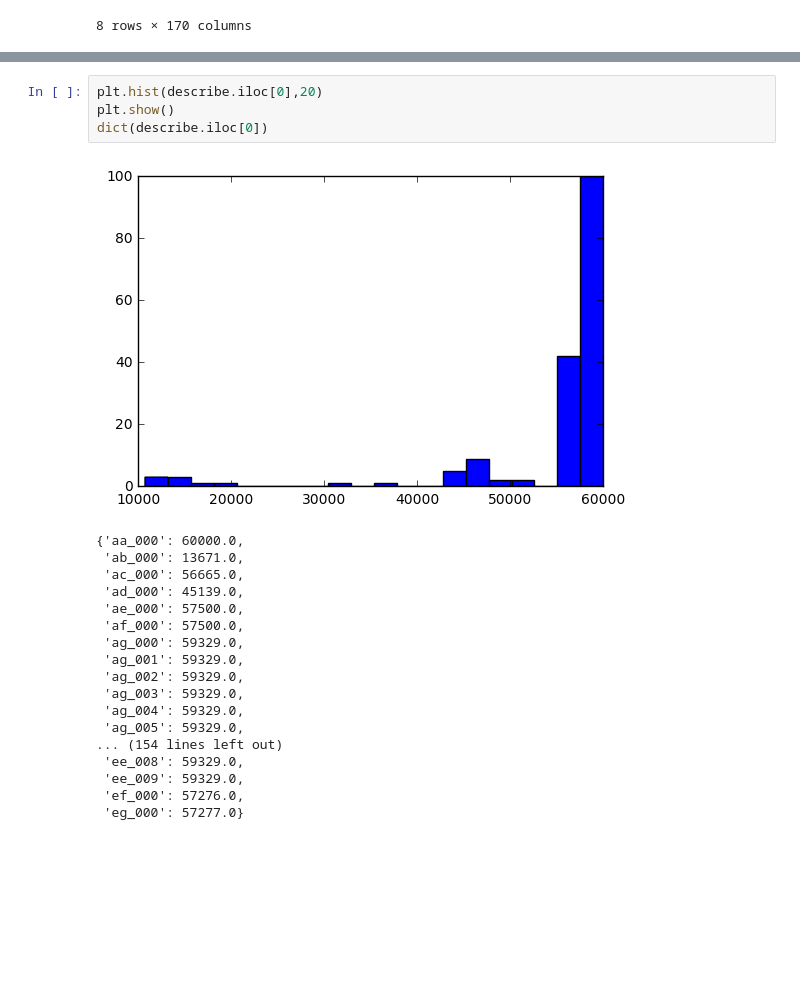
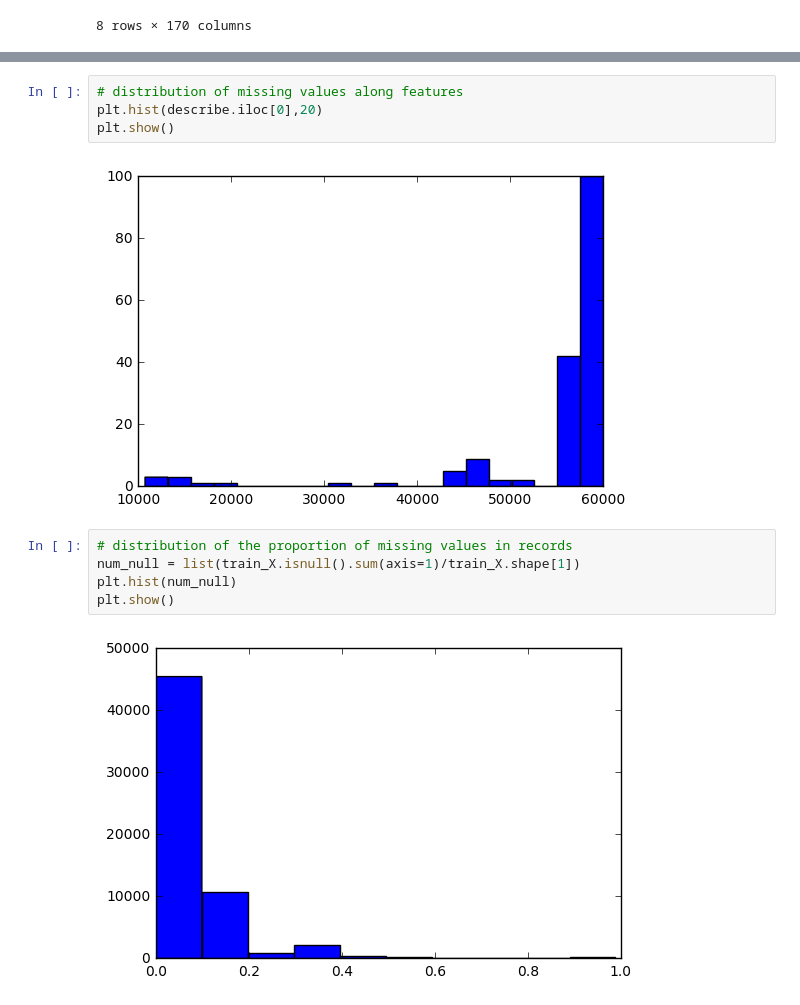
Before and after one commit to tanqiuliu/APS_Failure, a Jupyter notebook: data_exploring.ipynb, the cells around one changed output, grey strips where cells are left out. Saved outputs shown, nothing was run; the diff lists cells and outputs as text; blank space fills up the shorter version.

```diff
--- a/data_exploring.ipynb
+++ b/data_exploring.ipynb
@@ -44,23 +50,13 @@ describe
 # %%
+# distribution of missing values along features
 plt.hist(describe.iloc[0],20)
 plt.show()
-dict(describe.iloc[0])
 # %% [output]
 [figure]
-{'aa_000': 60000.0,
- 'ab_000': 13671.0,
- 'ac_000': 56665.0,
- 'ad_000': 45139.0,
- 'ae_000': 57500.0,
- 'af_000': 57500.0,
- 'ag_000': 59329.0,
- 'ag_001': 59329.0,
- 'ag_002': 59329.0,
- 'ag_003': 59329.0,
- 'ag_004': 59329.0,
- 'ag_005': 59329.0,
-... (154 lines left out)
- 'ee_008': 59329.0,
- 'ee_009': 59329.0,
- 'ef_000': 57276.0,
- 'eg_000': 57277.0}
+# %%
+# distribution of the proportion of missing values in records
+num_null = list(train_X.isnull().sum(axis=1)/train_X.shape[1])
+plt.hist(num_null)
+plt.show()
+# %% [output]
+[figure, added]
```
Also changed, not shown: parts of 27 cells of this notebook, 3 other files.
